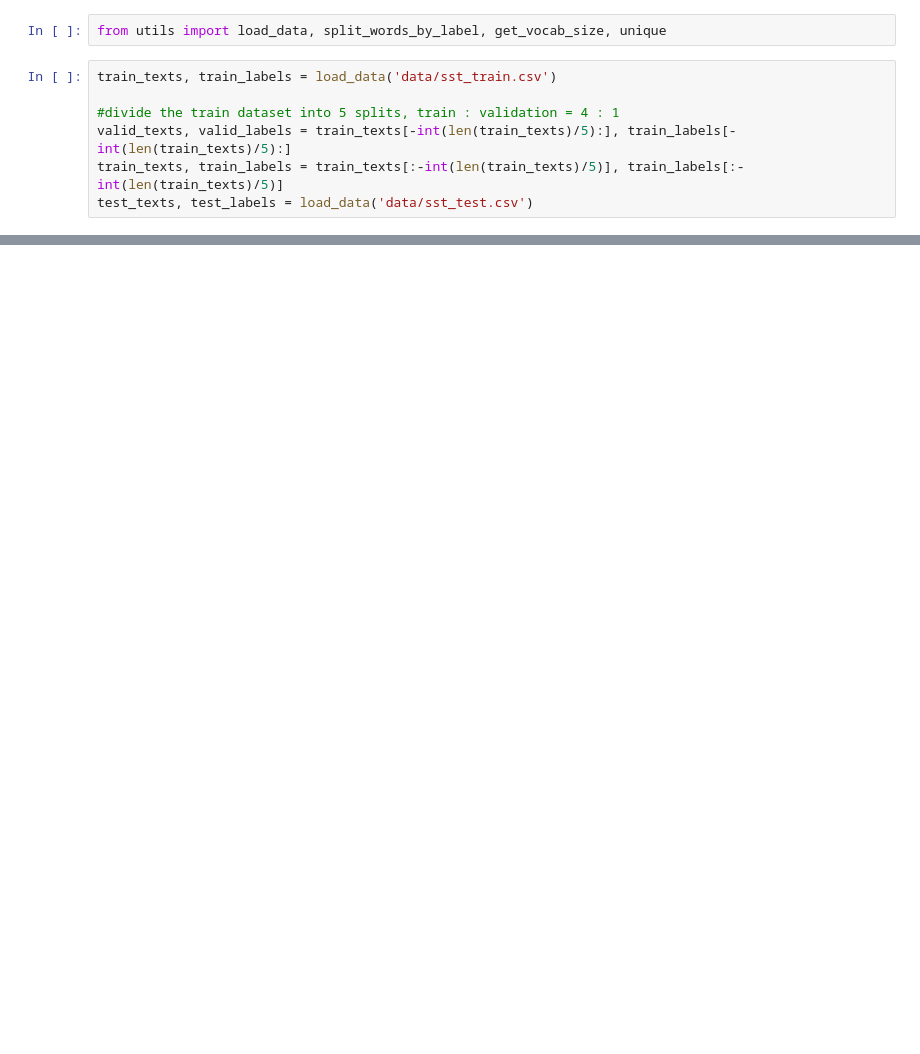
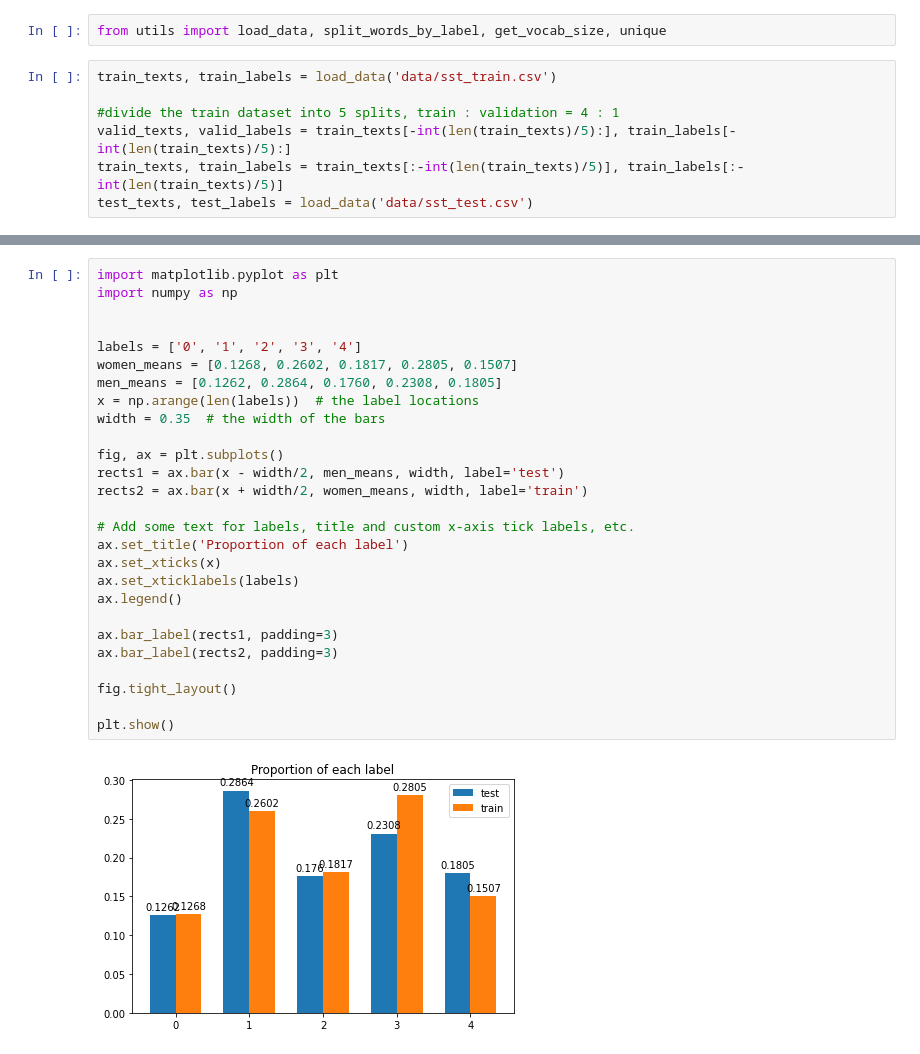
Before and after one commit to Rubywong123/NaiveBayes_classifier, a Jupyter notebook: visualization.ipynb, the cells around one changed output, grey strips where cells are left out. Saved outputs shown, nothing was run; the diff lists cells and outputs as text; blank space fills up the shorter version.

```diff
--- a/visualization.ipynb
+++ b/visualization.ipynb
@@ -49,0 +81,29 @@ plt.show()
+# %%
+import matplotlib.pyplot as plt
+import numpy as np
+
+
+labels = ['0', '1', '2', '3', '4']
+women_means = [0.1268, 0.2602, 0.1817, 0.2805, 0.1507]
+men_means = [0.1262, 0.2864, 0.1760, 0.2308, 0.1805]
+x = np.arange(len(labels))  # the label locations
+width = 0.35  # the width of the bars
+
+fig, ax = plt.subplots()
+rects1 = ax.bar(x - width/2, men_means, width, label='test')
+rects2 = ax.bar(x + width/2, women_means, width, label='train')
+
+# Add some text for labels, title and custom x-axis tick labels, etc.
+ax.set_title('Proportion of each label')
+ax.set_xticks(x)
+ax.set_xticklabels(labels)
+ax.legend()
+
+ax.bar_label(rects1, padding=3)
+ax.bar_label(rects2, padding=3)
+
+fig.tight_layout()
+
+plt.show()
+# %% [output]
+[figure, added]
```
Also changed, not shown: parts of 2 cells of this notebook, 7 other files.
